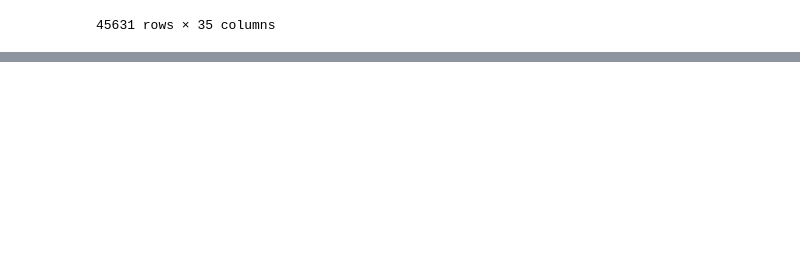
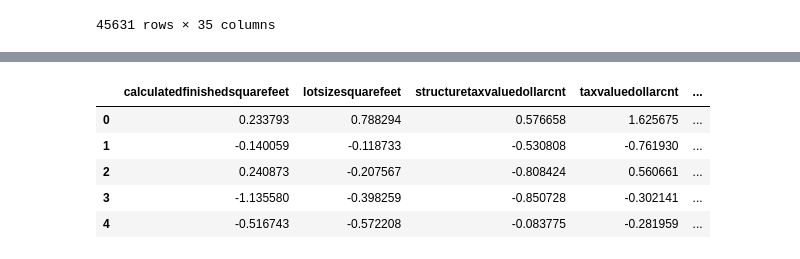
Before and after one commit to Osdorn-Typewriter-Repair/osdorn_project, a Jupyter notebook: osdorn_project_sean.ipynb, the cells around one changed output, grey strips where cells are left out. Cells and saved outputs as stored; diff of their text form; code cells hidden in the pictures; blank space fills up the shorter version.

```diff
--- a/osdorn_project_sean.ipynb
+++ b/osdorn_project_sean.ipynb
@@ -494 +403,10 @@ test.drop(columns = (['bathroomcnt', 'bedroomcnt']))
+# %%
+train_scaled.head()
+# %% [output]
+|  | calculatedfinishedsquarefeet | lotsizesquarefeet | structuretaxvaluedollarcnt | taxvaluedollarcnt | ... |
+| 0 | 0.233793 | 0.788294 | 0.576658 | 1.625675 | ... |
+| 1 | -0.140059 | -0.118733 | -0.530808 | -0.761930 | ... |
+| 2 | 0.240873 | -0.207567 | -0.808424 | 0.560661 | ... |
+| 3 | -1.135580 | -0.398259 | -0.850728 | -0.302141 | ... |
+| 4 | -0.516743 | -0.572208 | -0.083775 | -0.281959 | ... |
 # %%
```
Also changed, not shown: parts of 22 cells of this notebook.
